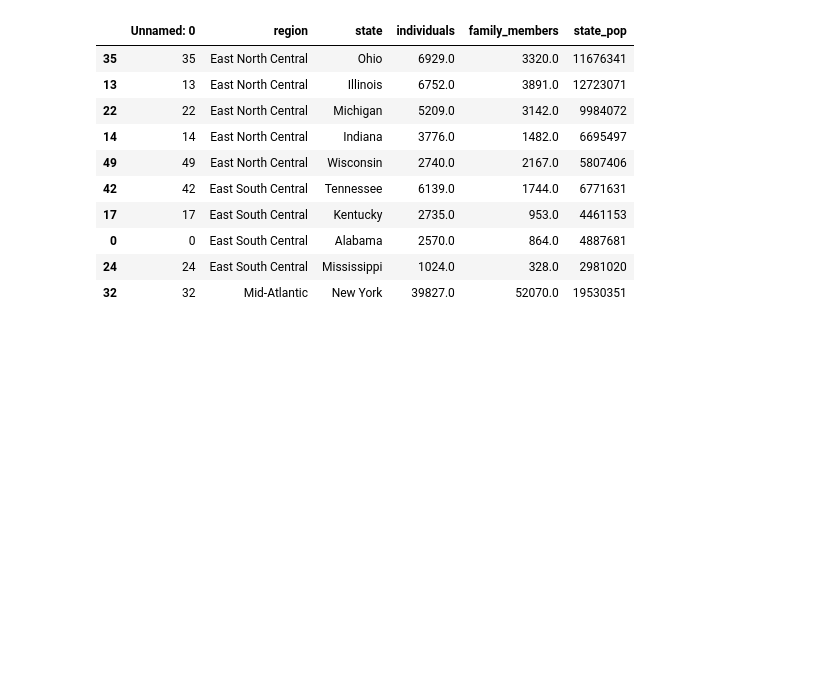
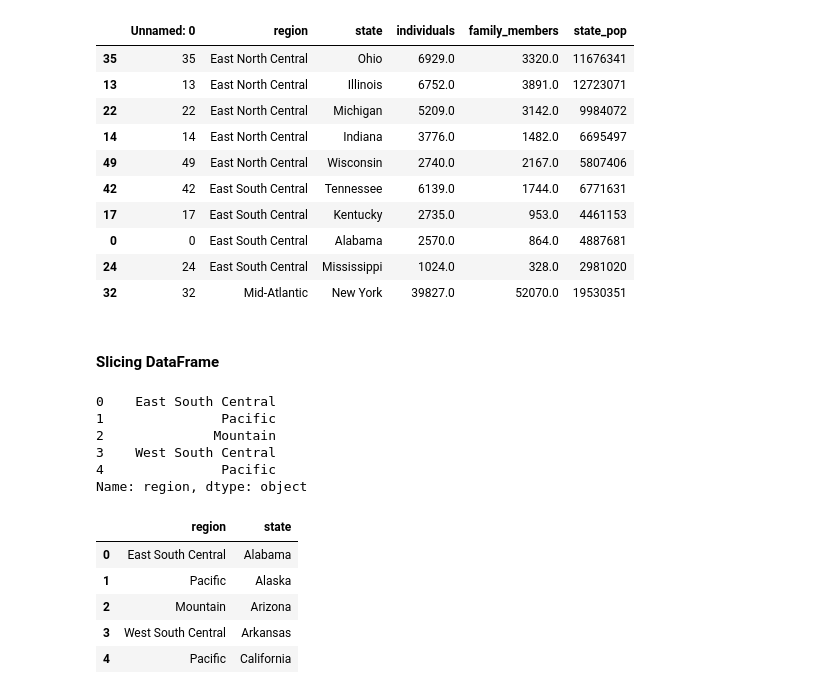
Before and after one commit to UvoChrollo/Pythonista, a Jupyter notebook: Notebook/Data Manipulation/Introduction to Data Manipulation.ipynb, the cells around one changed output. Saved outputs shown, nothing was run; the diff lists cells and outputs as text; code cells hidden in the pictures; blank space fills up the shorter version.

Commit message:
Intro Data Manipulation

```diff
--- a/Notebook/Data Manipulation/Introduction to Data Manipulation.ipynb
+++ b/Notebook/Data Manipulation/Introduction to Data Manipulation.ipynb
@@ -179,3 +193,23 @@ homelessness.sort_values(['region','individuals'],ascending=[True,False]).head(1
 | 0 | 0 | East South Central | Alabama | 2570.0 | 864.0 | 4887681 |
 | 24 | 24 | East South Central | Mississippi | 1024.0 | 328.0 | 2981020 |
 | 32 | 32 | Mid-Atlantic | New York | 39827.0 | 52070.0 | 19530351 |
+# %% [markdown]
+#### Slicing DataFrame
+# %%
+homelessness['region'].head()
+# %% [output]
+0    East South Central
+1               Pacific
+2              Mountain
+3    West South Central
+4               Pacific
+Name: region, dtype: object
+# %%
+homelessness[['region','state']].head()
+# %% [output]
+|  | region | state |
+| 0 | East South Central | Alabama |
+| 1 | Pacific | Alaska |
+| 2 | Mountain | Arizona |
+| 3 | West South Central | Arkansas |
+| 4 | Pacific | California |
```
Also changed, not shown: parts of 4 cells of this notebook.
